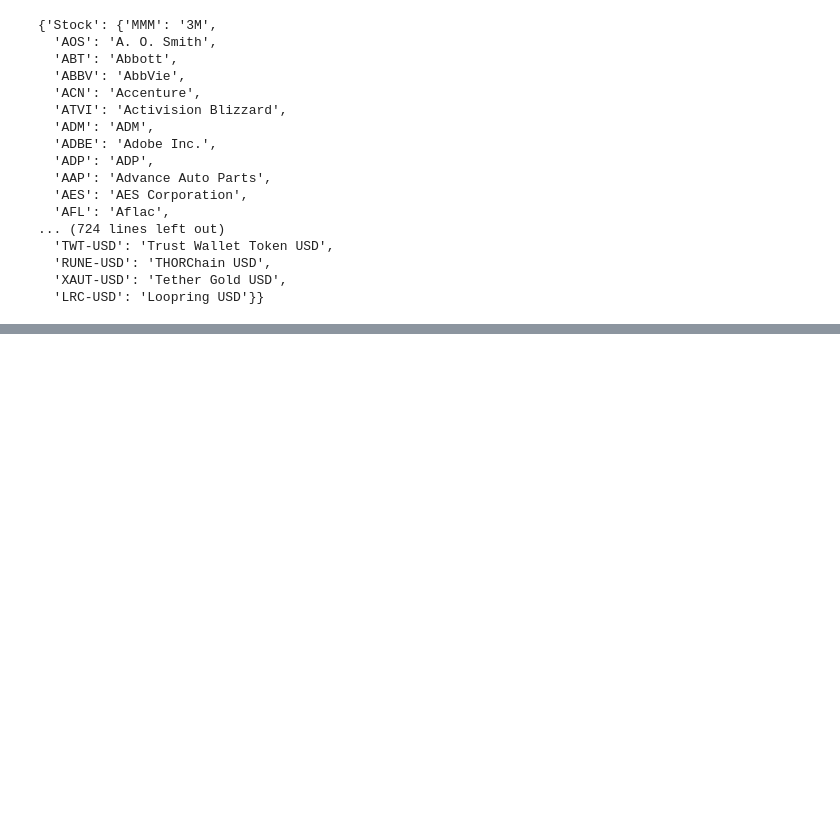
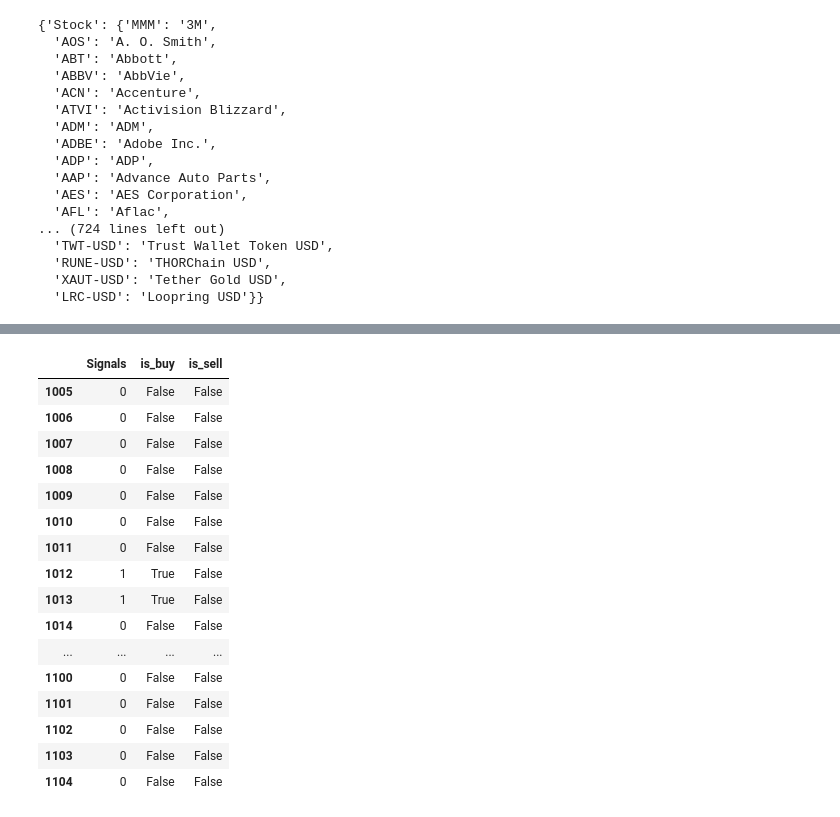
Before and after one commit to ata-turhan/Alpha-Trading-Bot, a Jupyter notebook: data/Untitled.ipynb, the cells around one changed output, grey strips where cells are left out. Cells and saved outputs as stored; diff of their text form; code cells hidden in the pictures; blank space fills up the shorter version.

```diff
--- a/data/Untitled.ipynb
+++ b/data/Untitled.ipynb
@@ -1,5 +1,7 @@
 # %%
 import pandas as pd
+import re
+pd.set_option('display.max_rows', 100)
 # %%
 stock = pd.read_csv("stock.csv")
 stock
@@ -156,0 +183,6 @@ tickers_dict
+# %%
+s = pd.read_csv("LGBM-predictions.csv", names=["Signals"], skiprows=1)
+mix = []
+mix.append(s)
+mix.append(s)
+mixing_logic = "S1 and S2"
@@ -156,0 +213,20 @@ tickers_dict
+# %%
+(s).tail(100)
+# %% [output]
+|  | Signals | is_buy | is_sell |
+| 1005 | 0 | False | False |
+| 1006 | 0 | False | False |
+| 1007 | 0 | False | False |
+| 1008 | 0 | False | False |
+| 1009 | 0 | False | False |
+| 1010 | 0 | False | False |
+| 1011 | 0 | False | False |
+| 1012 | 1 | True | False |
+| 1013 | 1 | True | False |
+| 1014 | 0 | False | False |
+| ... | ... | ... | ... |
+| 1100 | 0 | False | False |
+| 1101 | 0 | False | False |
+| 1102 | 0 | False | False |
+| 1103 | 0 | False | False |
+| 1104 | 0 | False | False |
```
Also changed, not shown: parts of 3 cells of this notebook, 2 other files.
